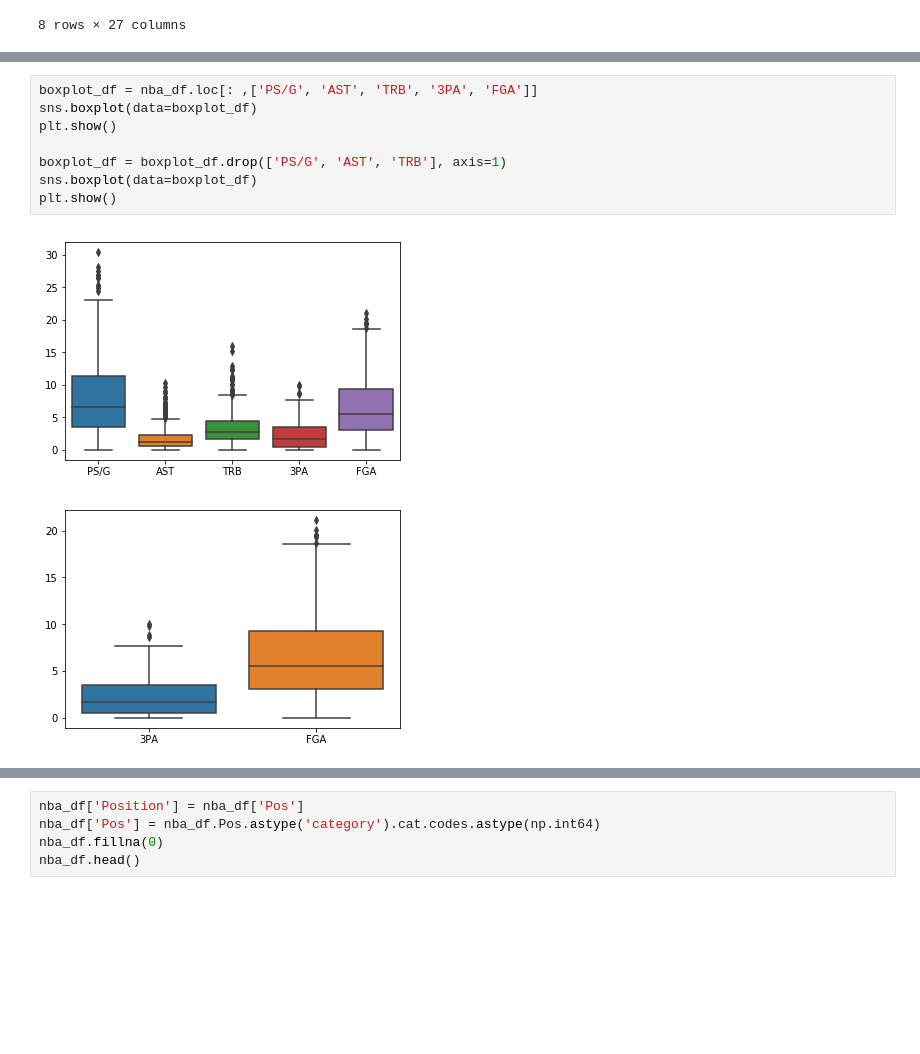
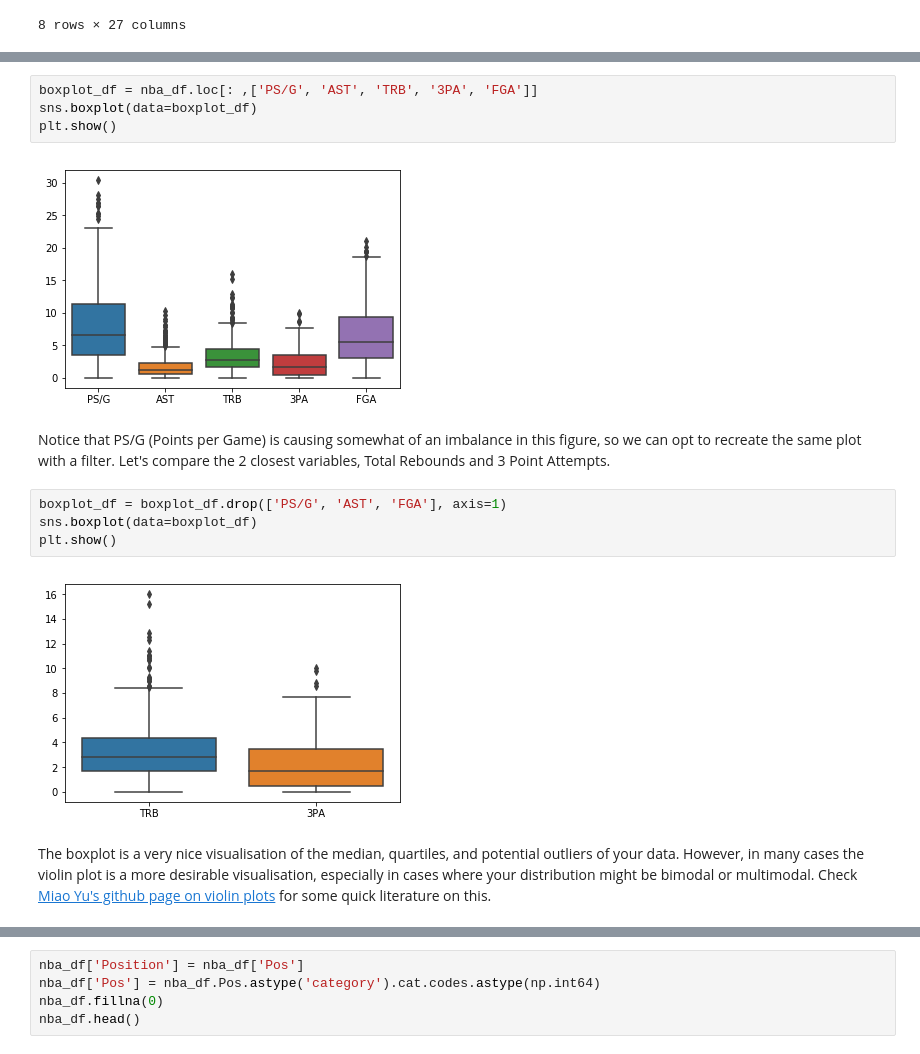
Before and after one commit to vb690/data_viz_python, a Jupyter notebook: iggi_workshop_data_viz_python.ipynb, the cells around one changed output, grey strips where cells are left out. Cells and saved outputs as stored; diff of their text form; blank space fills up the shorter version.

```diff
--- a/iggi_workshop_data_viz_python.ipynb
+++ b/iggi_workshop_data_viz_python.ipynb
@@ -70,12 +82,17 @@ nba_df.describe()
 boxplot_df = nba_df.loc[: ,['PS/G', 'AST', 'TRB', '3PA', 'FGA']]
 sns.boxplot(data=boxplot_df)
 plt.show()
-
-boxplot_df = boxplot_df.drop(['PS/G', 'AST', 'TRB'], axis=1)
-sns.boxplot(data=boxplot_df)
-plt.show()
 # %% [output]
 [figure]
-[figure, removed]
+# %% [markdown]
+Notice that PS/G (Points per Game) is causing somewhat of an imbalance in this figure, so we can opt to recreate the same plot with a filter. Let's compare the 2 closest variables, Total Rebounds and 3 Point Attempts.
+# %%
+boxplot_df = boxplot_df.drop(['PS/G', 'AST', 'FGA'], axis=1)
+sns.boxplot(data=boxplot_df)
+plt.show()
+# %% [output]
+[figure, added]
+# %% [markdown]
+The boxplot is a very nice visualisation of the median, quartiles, and potential outliers of your data. However, in many cases the violin plot is a more desirable visualisation, especially in cases where your distribution might be bimodal or multimodal. Check [Miao Yu's github page on violin plots](https://yufree.github.io/blog/2013/08/15/boxplot-vs-violinplot.html) for some quick literature on this.
 # %%
 sns.set(font_scale=1, style = 'darkgrid', context='notebook', rc={"figure.figsize": (12, 5)})
```
Also changed, not shown: parts of 39 cells of this notebook.
